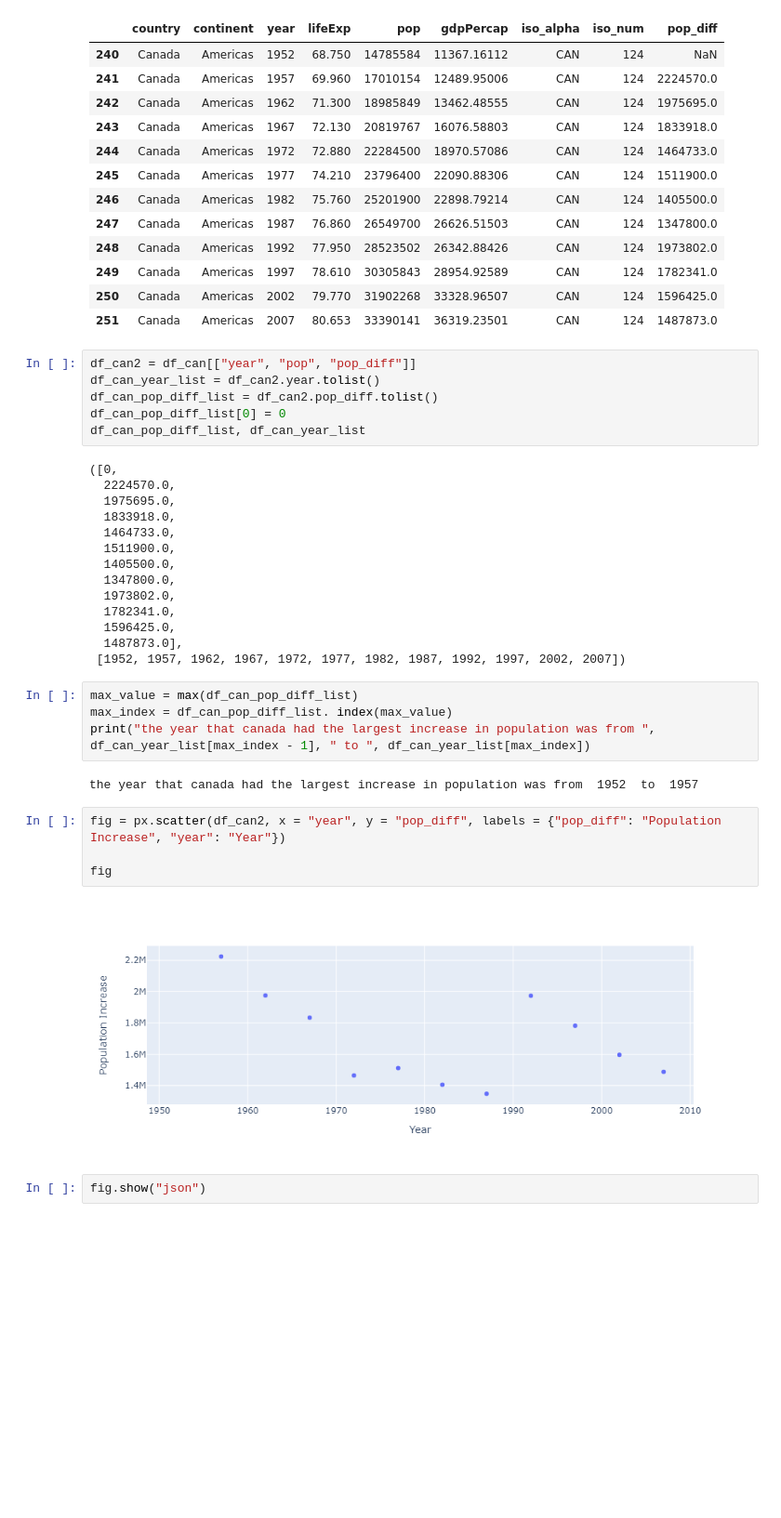
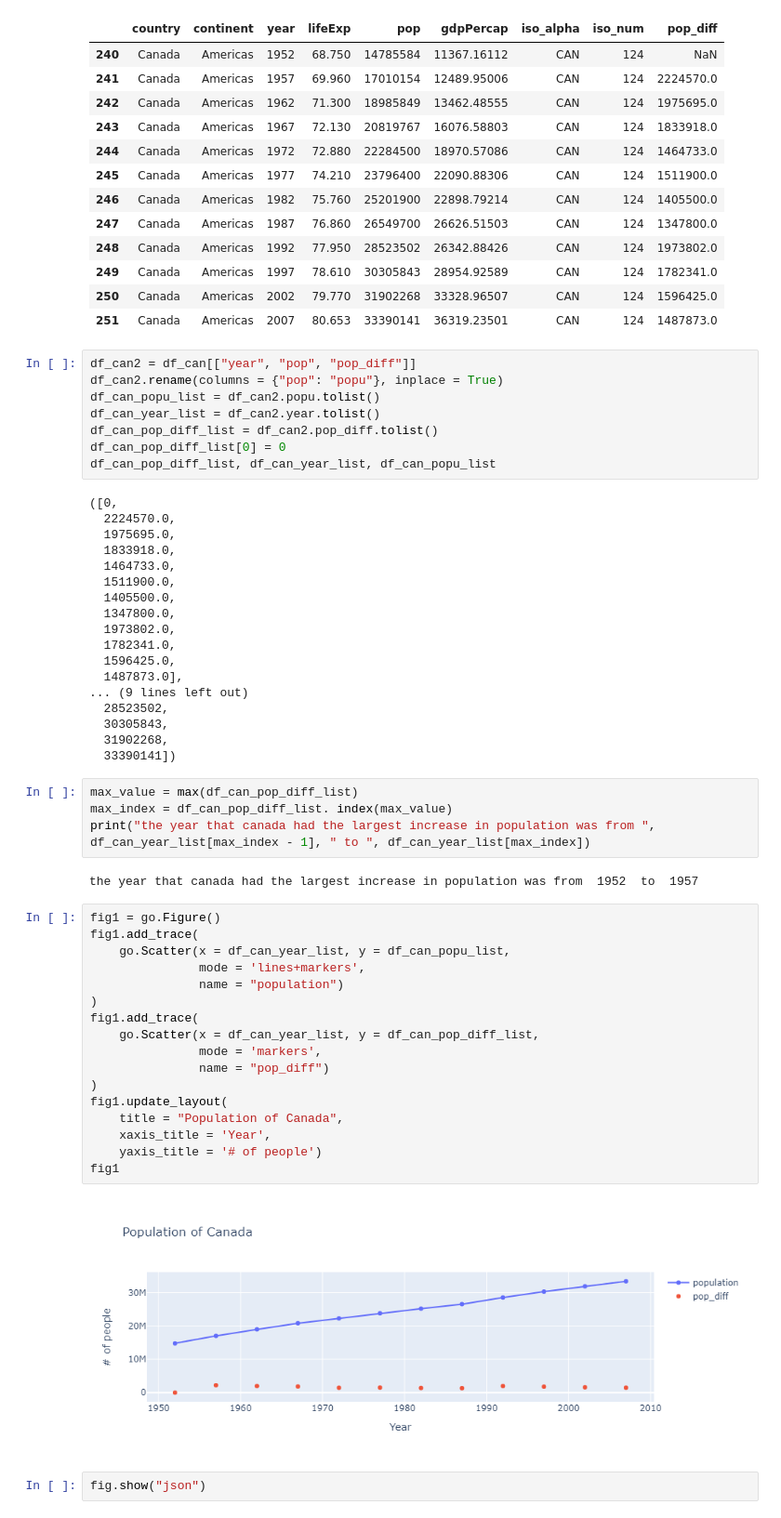
Before and after one commit to LachlanKempson/Objectivity_Training_LK, a Jupyter notebook: Gapminder_Plotly.ipynb, the cells around one changed output. Shown at 93% size. Drawn from its saved outputs; the diff is of its cells as text; blank space fills up the shorter version.

```diff
--- a/Gapminder_Plotly.ipynb
+++ b/Gapminder_Plotly.ipynb
@@ -65,10 +66,12 @@ df_can
 | 251 | Canada | Americas | 2007 | 80.653 | 33390141 | 36319.23501 | CAN | 124 | 1487873.0 |
 # %%
 df_can2 = df_can[["year", "pop", "pop_diff"]]
+df_can2.rename(columns = {"pop": "popu"}, inplace = True)
+df_can_popu_list = df_can2.popu.tolist()
 df_can_year_list = df_can2.year.tolist()
 df_can_pop_diff_list = df_can2.pop_diff.tolist()
 df_can_pop_diff_list[0] = 0
-df_can_pop_diff_list, df_can_year_list
+df_can_pop_diff_list, df_can_year_list, df_can_popu_list
 # %% [output]
 ([0,
   2224570.0,
@@ -82,18 +85,35 @@ df_can_pop_diff_list, df_can_year_list
   1782341.0,
   1596425.0,
   1487873.0],
- [1952, 1957, 1962, 1967, 1972, 1977, 1982, 1987, 1992, 1997, 2002, 2007])
+... (9 lines left out)
+  28523502,
+  30305843,
+  31902268,
+  33390141])
 # %%
 max_value = max(df_can_pop_diff_list)
 max_index = df_can_pop_diff_list. index(max_value)
 print("the year that canada had the largest increase in population was from ", df_can_year_list[max_index - 1], " to ", df_can_year_list[max_index])
 # %% [output]
 the year that canada had the largest increase in population was from  1952  to  1957
-# %%
-fig = px.scatter(df_can2, x = "year", y = "pop_diff", labels = {"pop_diff": "Population Increase", "year": "Year"})
-
-fig
-# %% [output]
-[figure, removed]
+# %%
+fig1 = go.Figure()
+fig1.add_trace(
+    go.Scatter(x = df_can_year_list, y = df_can_popu_list,
+               mode = 'lines+markers',
+               name = "population")
+)
+fig1.add_trace(
+    go.Scatter(x = df_can_year_list, y = df_can_pop_diff_list,
+               mode = 'markers',
+               name = "pop_diff")
+)
+fig1.update_layout(
+    title = "Population of Canada",
+    xaxis_title = 'Year',
+    yaxis_title = '# of people')
+fig1
+# %% [output]
+[figure, added]
 # %%
 fig.show("json")
```
Also changed, not shown: parts of 1 cell of this notebook.
